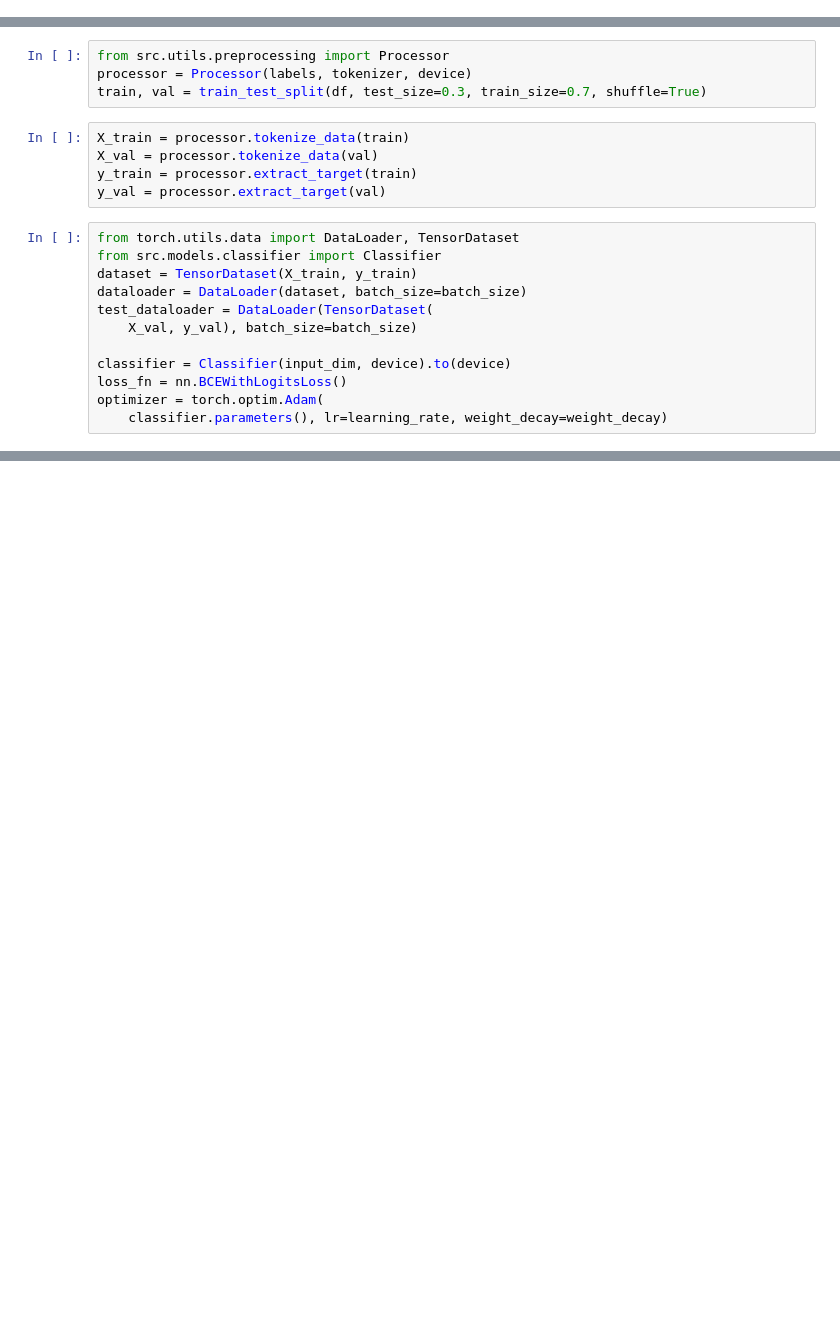
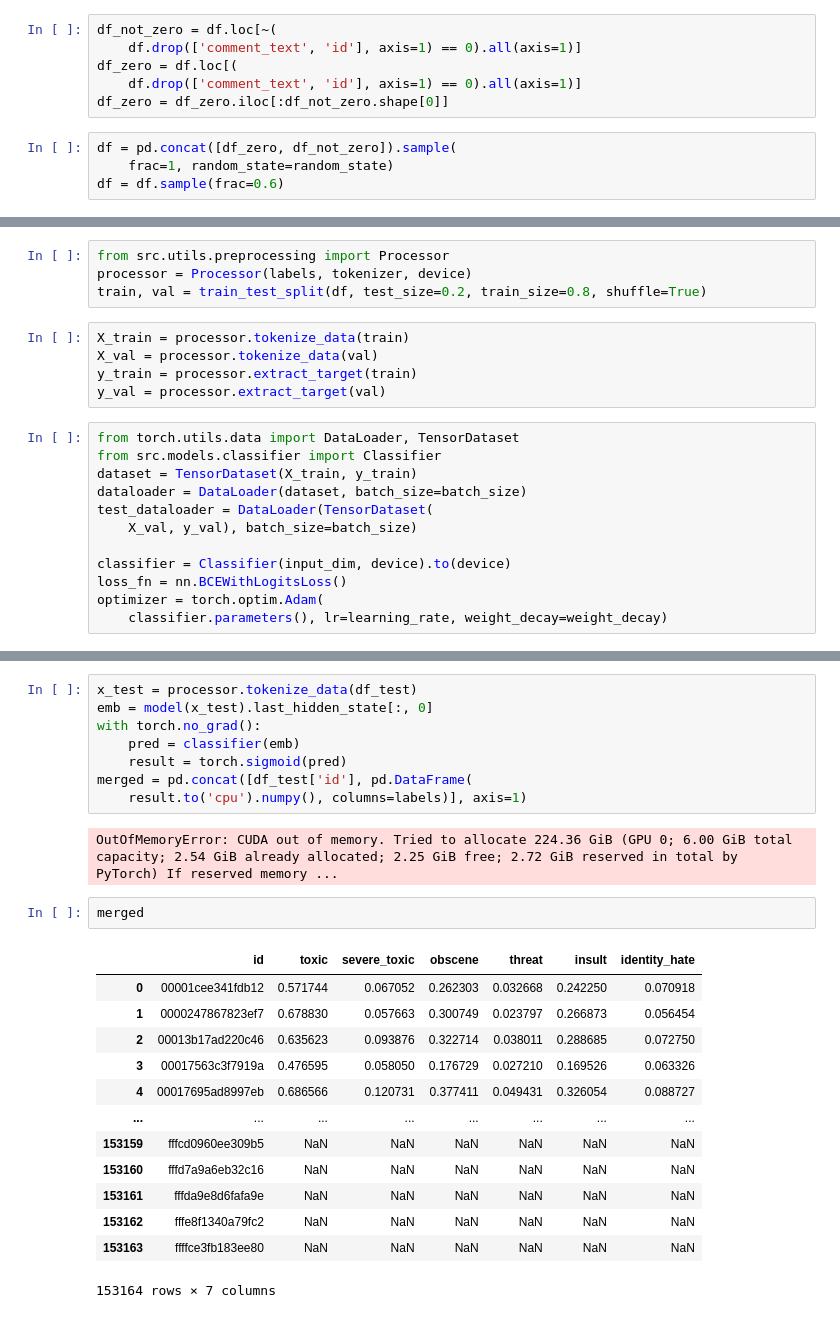
Before and after one commit to ssslakter/ML-toxic-comments, a Jupyter notebook: notebooks/model.ipynb, the cells around one changed output, grey strips where cells are left out. Saved outputs shown, nothing was run; the diff lists cells and outputs as text; blank space fills up the shorter version.

```diff
--- a/notebooks/model.ipynb
+++ b/notebooks/model.ipynb
@@ -27,6 +28,16 @@ df.head()
 | 2 | 000113f07ec002fd | Hey man, I'm really not trying to... | 0 | 0 | 0 | 0 | 0 | 0 |
 | 3 | 0001b41b1c6bb37e | "\r\nMore\r\nI can't make any rea... | 0 | 0 | 0 | 0 | 0 | 0 |
 | 4 | 0001d958c54c6e35 | You, sir, are my hero. Any chance... | 0 | 0 | 0 | 0 | 0 | 0 |
+# %%
+df_not_zero = df.loc[~(
+    df.drop(['comment_text', 'id'], axis=1) == 0).all(axis=1)]
+df_zero = df.loc[(
+    df.drop(['comment_text', 'id'], axis=1) == 0).all(axis=1)]
+df_zero = df_zero.iloc[:df_not_zero.shape[0]]
+# %%
+df = pd.concat([df_zero, df_not_zero]).sample(
+    frac=1, random_state=random_state)
+df = df.sample(frac=0.6)
 # %%
 device = torch.device('cuda')
 tokenizer = AutoTokenizer.from_pretrained("distilbert-base-uncased")
@@ -38,7 +49,7 @@ Some weights of the model checkpoint at distilbert-base-uncased were not used wh
 # %%
 from src.utils.preprocessing import Processor
 processor = Processor(labels, tokenizer, device)
-train, val = train_test_split(df, test_size=0.3, train_size=0.7, shuffle=True)
+train, val = train_test_split(df, test_size=0.2, train_size=0.8, shuffle=True)
 # %%
 X_train = processor.tokenize_data(train)
 X_val = processor.tokenize_data(val)
@@ -68,0 +90,26 @@ Test Error:
+# %%
+x_test = processor.tokenize_data(df_test)
+emb = model(x_test).last_hidden_state[:, 0]
+with torch.no_grad():
+    pred = classifier(emb)
+    result = torch.sigmoid(pred)
+merged = pd.concat([df_test['id'], pd.DataFrame(
+    result.to('cpu').numpy(), columns=labels)], axis=1)
+# %% [output]
+OutOfMemoryError: CUDA out of memory. Tried to allocate 224.36 GiB (GPU 0; 6.00 GiB total capacity; 2.54 GiB already allocated; 2.25 GiB free; 2.72 GiB reserved in total by PyTorch) If reserved memory ...
+# %%
+merged
+# %% [output]
+|  | id | toxic | severe_toxic | obscene | threat | insult | identity_hate |
+| 0 | 00001cee341fdb12 | 0.571744 | 0.067052 | 0.262303 | 0.032668 | 0.242250 | 0.070918 |
+| 1 | 0000247867823ef7 | 0.678830 | 0.057663 | 0.300749 | 0.023797 | 0.266873 | 0.056454 |
+| 2 | 00013b17ad220c46 | 0.635623 | 0.093876 | 0.322714 | 0.038011 | 0.288685 | 0.072750 |
+| 3 | 00017563c3f7919a | 0.476595 | 0.058050 | 0.176729 | 0.027210 | 0.169526 | 0.063326 |
+| 4 | 00017695ad8997eb | 0.686566 | 0.120731 | 0.377411 | 0.049431 | 0.326054 | 0.088727 |
+| ... | ... | ... | ... | ... | ... | ... | ... |
+| 153159 | fffcd0960ee309b5 | NaN | NaN | NaN | NaN | NaN | NaN |
+| 153160 | fffd7a9a6eb32c16 | NaN | NaN | NaN | NaN | NaN | NaN |
+| 153161 | fffda9e8d6fafa9e | NaN | NaN | NaN | NaN | NaN | NaN |
+| 153162 | fffe8f1340a79fc2 | NaN | NaN | NaN | NaN | NaN | NaN |
+| 153163 | ffffce3fb183ee80 | NaN | NaN | NaN | NaN | NaN | NaN |
+153164 rows × 7 columns
```
Also changed, not shown: parts of 3 cells of this notebook, 8 other files.
